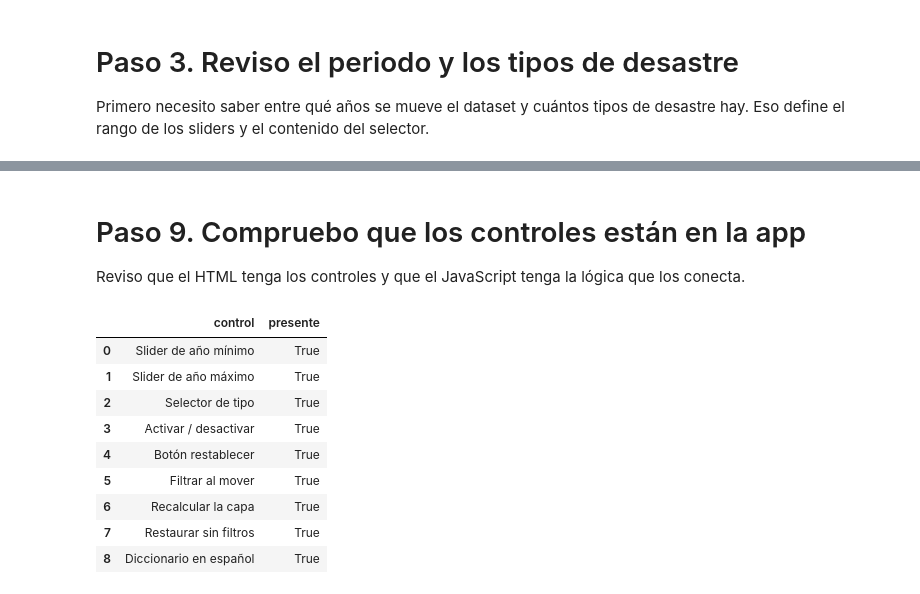
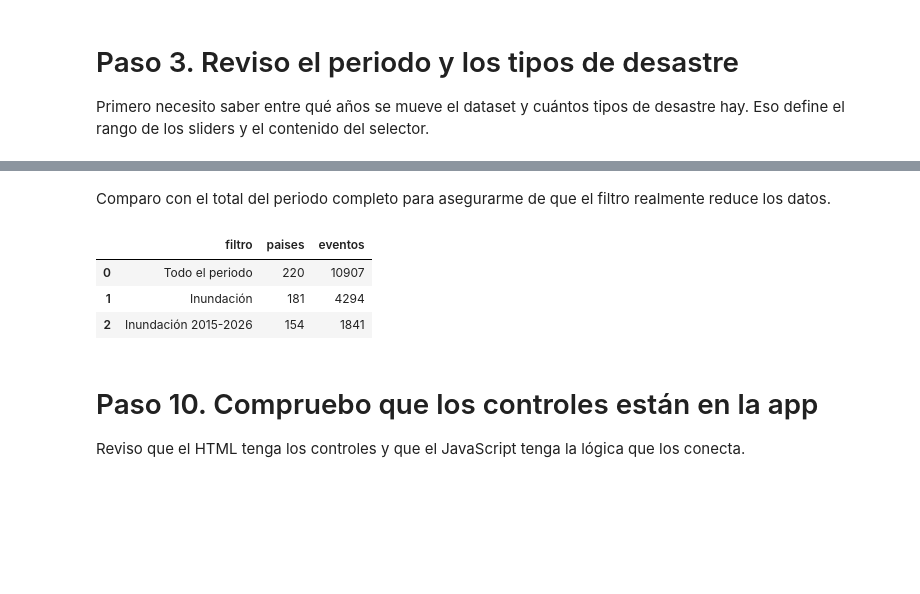
Before and after one commit to JackieCruz07/proyecto-desastres, a Jupyter notebook: notebooks/04_actividad4_filtros_controles.ipynb, the cells around one changed output, grey strips where cells are left out. Drawn from its saved outputs; the diff is of its cells as text; code cells hidden in the pictures; blank space fills up the shorter version.

```diff
--- a/notebooks/04_actividad4_filtros_controles.ipynb
+++ b/notebooks/04_actividad4_filtros_controles.ipynb
@@ -271,37 +286,29 @@ resumen
 # %% [markdown]
-# Paso 9. Compruebo que los controles están en la app
-
-Reviso que el HTML tenga los controles y que el JavaScript tenga la lógica que
-los conecta.
+Comparo con el total del periodo completo para asegurarme de que el filtro
+realmente reduce los datos.
 # %%
-html = (RAIZ / 'app' / 'index.html').read_text(encoding='utf-8')
-js_app = (RAIZ / 'app' / 'js' / 'app.js').read_text(encoding='utf-8')
-js_capa = (RAIZ / 'app' / 'js' / 'capa_tematica.js').read_text(encoding='utf-8')
-js_dicc = (RAIZ / 'app' / 'js' / 'diccionario_desastres.js').read_text(encoding='utf-8')
+total_completo = filtrar(contenido['datos'], 2000, 2026)
+solo_inundaciones = filtrar(contenido['datos'], 2000, 2026, tipo=PRUEBA_TIPO)
 
-controles = {
-    'Slider de año mínimo'   : 'filtro-anio-min' in html,
-    'Slider de año máximo'   : 'filtro-anio-max' in html,
-    'Selector de tipo'       : 'selector-tipo' in html,
-    'Activar / desactivar'   : 'chk-aplicar-filtros' in html,
-    'Botón restablecer'      : 'btn-reset-filtros' in html,
-    'Filtrar al mover'       : 'aplicarFiltros' in js_app,
-    'Recalcular la capa'     : 'setFiltro' in js_capa,
-    'Restaurar sin filtros'  : 'quitarFiltro' in js_capa,
-    'Diccionario en español' : 'DICCIONARIO_DESASTRES' in js_dicc,
-}
-
-pd.DataFrame(
-    {'control': list(controles.keys()), 'presente': list(controles.values())}
+resumen = pd.DataFrame(
+    [
+        {'filtro': 'Todo el periodo', 'paises': len(total_completo),
+         'eventos': sum(v['eventos'] for v in total_completo.values())},
+        {'filtro': traducir(PRUEBA_TIPO), 'paises': len(solo_inundaciones),
+         'eventos': sum(v['eventos'] for v in solo_inundaciones.values())},
+        {'filtro': f'{traducir(PRUEBA_TIPO)} {PRUEBA_INICIO}-{PRUEBA_FIN}',
+         'paises': len(filtrado),
+         'eventos': sum(v['eventos'] for v in filtrado.values())},
+    ]
 )
+resumen
 # %% [output]
-|  | control | presente |
-| 0 | Slider de año mínimo | True |
-| 1 | Slider de año máximo | True |
-| 2 | Selector de tipo | True |
-| 3 | Activar / desactivar | True |
-| 4 | Botón restablecer | True |
-| 5 | Filtrar al mover | True |
-| 6 | Recalcular la capa | True |
-| 7 | Restaurar sin filtros | True |
-| 8 | Diccionario en español | True |
+|  | filtro | paises | eventos |
+| 0 | Todo el periodo | 220 | 10907 |
+| 1 | Inundación | 181 | 4294 |
+| 2 | Inundación 2015-2026 | 154 | 1841 |
+# %% [markdown]
+# Paso 10. Compruebo que los controles están en la app
+
+Reviso que el HTML tenga los controles y que el JavaScript tenga la lógica que
+los conecta.
```
Also changed, not shown: parts of 16 cells of this notebook, 3 other files.
